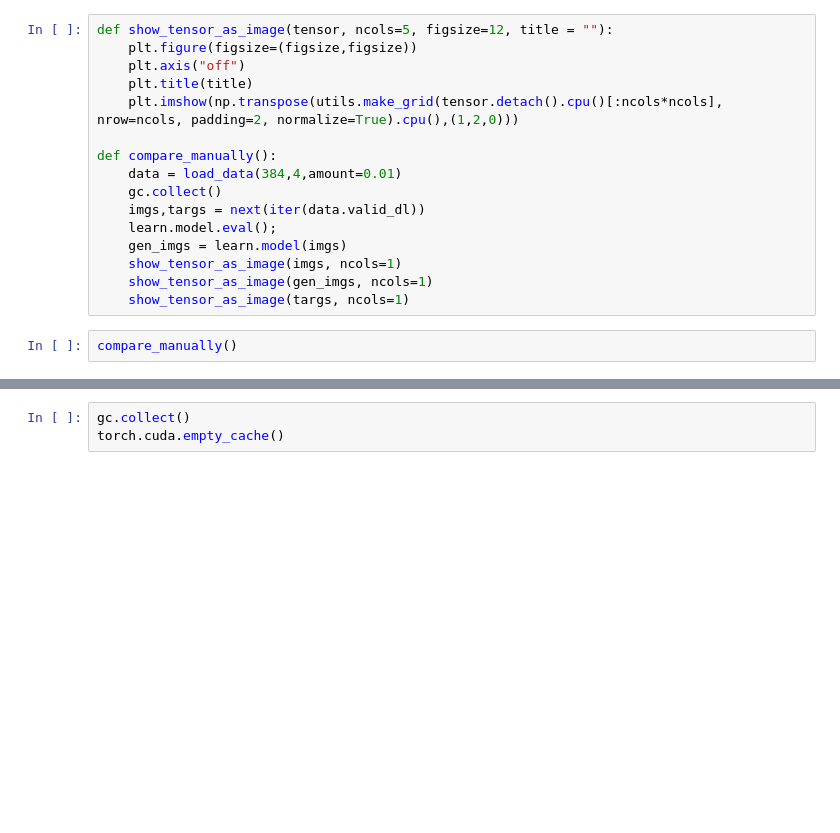
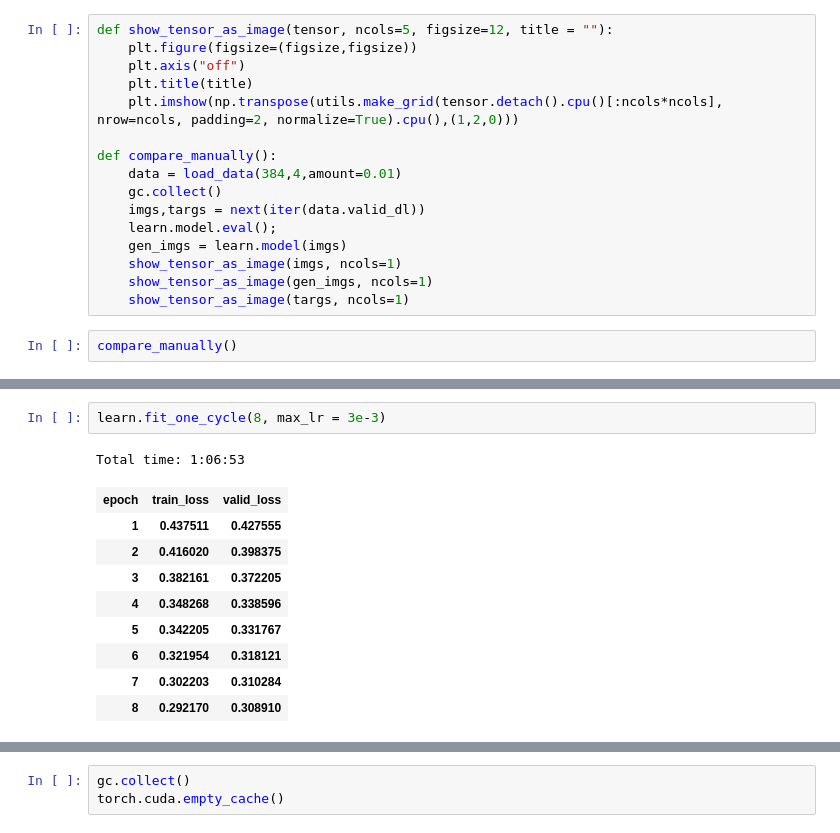
Before and after one commit to hoftherose/NN2Course, a Jupyter notebook: Crapify/Decrapify.ipynb, the cells around one changed output, grey strips where cells are left out. Saved outputs shown, nothing was run; the diff lists cells and outputs as text; blank space fills up the shorter version.

```diff
--- a/Crapify/Decrapify.ipynb
+++ b/Crapify/Decrapify.ipynb
@@ -81,0 +86,13 @@ gc.collect()
+# %%
+learn.fit_one_cycle(8, max_lr = 3e-3)
+# %% [output]
+Total time: 1:06:53
+| epoch | train_loss | valid_loss |
+| 1 | 0.437511 | 0.427555 |
+| 2 | 0.416020 | 0.398375 |
+| 3 | 0.382161 | 0.372205 |
+| 4 | 0.348268 | 0.338596 |
+| 5 | 0.342205 | 0.331767 |
+| 6 | 0.321954 | 0.318121 |
+| 7 | 0.302203 | 0.310284 |
+| 8 | 0.292170 | 0.308910 |
```
Also changed, not shown: parts of 26 cells of this notebook, 5 other files.
